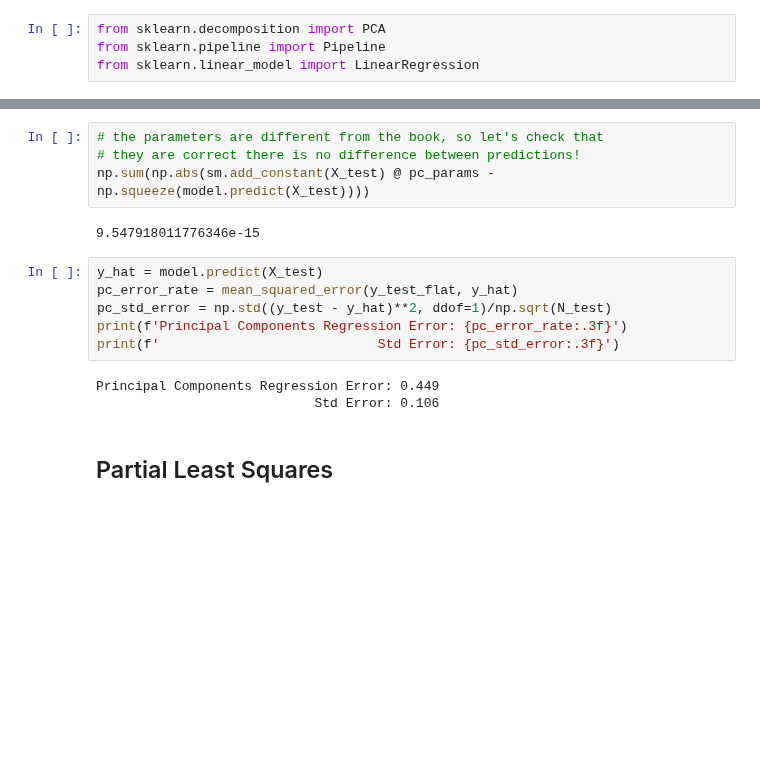
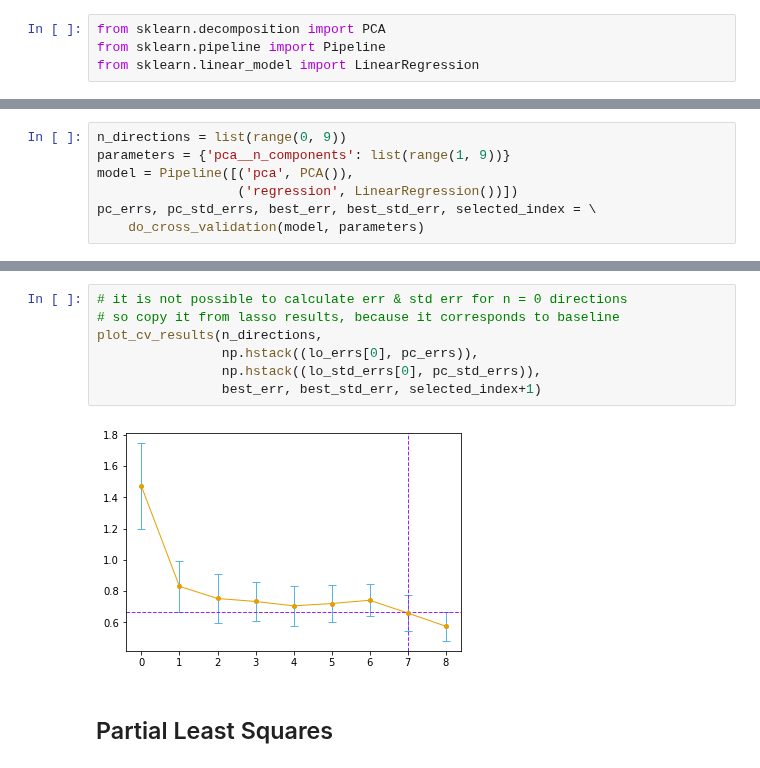
Before and after one commit to empathy87/The-Elements-of-Statistical-Learning-Python-Notebooks, a Jupyter notebook: examples/Prostate Cancer.ipynb, the cells around one changed output, grey strips where cells are left out. Cells and saved outputs as stored; diff of their text form; blank space fills up the shorter version.

```diff
--- a/examples/Prostate Cancer.ipynb
+++ b/examples/Prostate Cancer.ipynb
@@ -240 +233,8 @@ plt.axvline(x=n_directions[selected_index], c=PURPLE, linewidth=1, linestyle='--
+# %%
+n_directions = list(range(0, 9))
+parameters = {'pca__n_components': list(range(1, 9))}
+model = Pipeline([('pca', PCA()),
+                  ('regression', LinearRegression())])
+pc_errs, pc_std_errs, best_err, best_std_err, selected_index = \
+    do_cross_validation(model, parameters)
 # %%
@@ -253,18 +262,12 @@ pc_params = np.hstack(([intercept], pc_params))
-# %%
-# the parameters are different from the book, so let's check that
-# they are correct there is no difference between predictions!
-np.sum(np.abs(sm.add_constant(X_test) @ pc_params - np.squeeze(model.predict(X_test))))
-# %% [output]
-9.547918011776346e-15
-# %%
-y_hat = model.predict(X_test)
-pc_error_rate = mean_squared_error(y_test_flat, y_hat)
-pc_std_error = np.std((y_test - y_hat)**2, ddof=1)/np.sqrt(N_test)
-print(f'Principal Components Regression Error: {pc_error_rate:.3f}')
-print(f'                            Std Error: {pc_std_error:.3f}')
-# %% [output]
-Principal Components Regression Error: 0.449
-                            Std Error: 0.106
+# %%
+# it is not possible to calculate err & std err for n = 0 directions
+# so copy it from lasso results, because it corresponds to baseline
+plot_cv_results(n_directions,
+                np.hstack((lo_errs[0], pc_errs)),
+                np.hstack((lo_std_errs[0], pc_std_errs)),
+                best_err, best_std_err, selected_index+1)
+# %% [output]
+[figure, added]
 # %% [markdown]
 ## Partial Least Squares
 # %%
```
Also changed, not shown: parts of 37 cells of this notebook.
